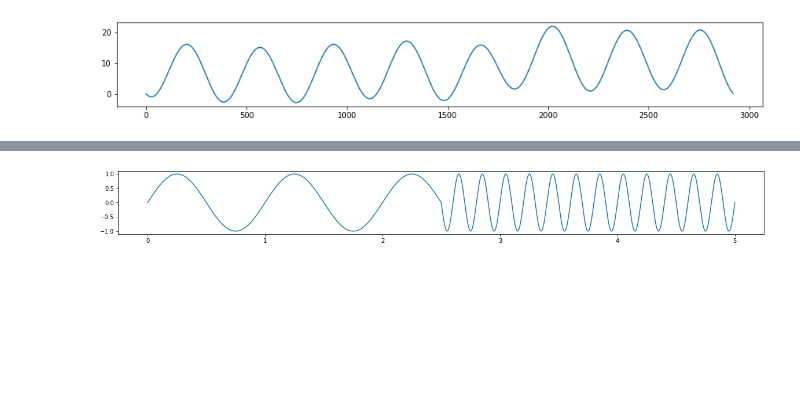
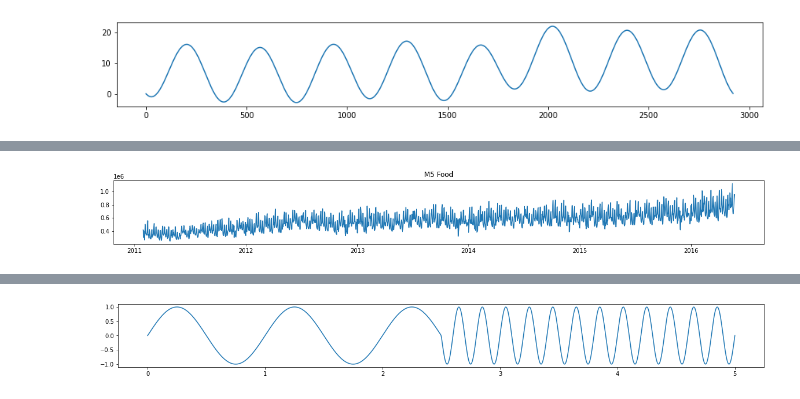
Before and after one commit to norbertgerena/time_series_handbook, a Jupyter notebook: 07_CrosscorrelationsFourierTransformandWaveletTransform/07_CrosscorrelationsFourierTransformandWaveletTransform.ipynb, the cells around one changed output, grey strips where cells are left out. Saved outputs shown, nothing was run; the diff lists cells and outputs as text; code cells hidden in the pictures; blank space fills up the shorter version.

Commit message:
New section: Forecasting via Fourier Transform in the M5 Forecasting dataset

```diff
--- a/07_CrosscorrelationsFourierTransformandWaveletTransform/07_CrosscorrelationsFourierTransformandWaveletTransform.ipynb
+++ b/07_CrosscorrelationsFourierTransformandWaveletTransform/07_CrosscorrelationsFourierTransformandWaveletTransform.ipynb
@@ -589,0 +606,45 @@ plt.plot(range(len(temp)), y_hf.real)
+# %%
+def rmse(predict, actual):
+    return np.sqrt(np.mean((predict - actual) ** 2))
+
+def fourierPredict(data, predictCount, harmonicCount=10):
+    n = data.size
+
+    t = np.arange(0, n)
+    p = np.polyfit(t, data, 1)         # find linear trend in data
+    dataDetrend = data - p[0] * t        # detrended data
+    dataDetrendFFT = fft.fft(dataDetrend)  # detrended data in frequency domain
+    freq = fft.fftfreq(n)              # frequencies
+
+    indexes = list(range(n))
+
+    # sort indexes by frequency, lower -> higher
+    indexes.sort(key = lambda i: np.absolute(freq[i]))
+
+    t = np.arange(0, n + predicCount)
+    restored_sig = np.zeros(t.size)
+    for i in indexes[:1 + harmonicCount * 2]:
+        ampli = np.absolute(dataDetrendFFT[i]) / n   # amplitude
+        phase = np.angle(dataDetrendFFT[i])          # phase
+        restored_sig += ampli * np.cos(2 * np.pi * freq[i] * t + phase)
+    return restored_sig + p[0] * t
+
+
+m5 = pd.read_csv('../data/m5-food-revenue.csv', parse_dates=['date'])
+revenue = m5.set_index('date').revenue
+#print(revenue[revenue < 2000])
+revenue[revenue < 2000] = np.nan
+revenue = revenue.fillna(method='ffill')
+
+plt.subplots(figsize=(20, 2))
+plt.plot(revenue);
+plt.title('M5 Food')
+plt.show()
+
+revNumpy = revenue.to_numpy()
+predictCount = 100
+trainCount = len(revNumpy) - predictCount
+train = revNumpy[0:trainCount]
+test = revNumpy[trainCount:]
+# %% [output]
+[figure, added]
```
Also changed, not shown: parts of 6 cells of this notebook, 1 other file.
